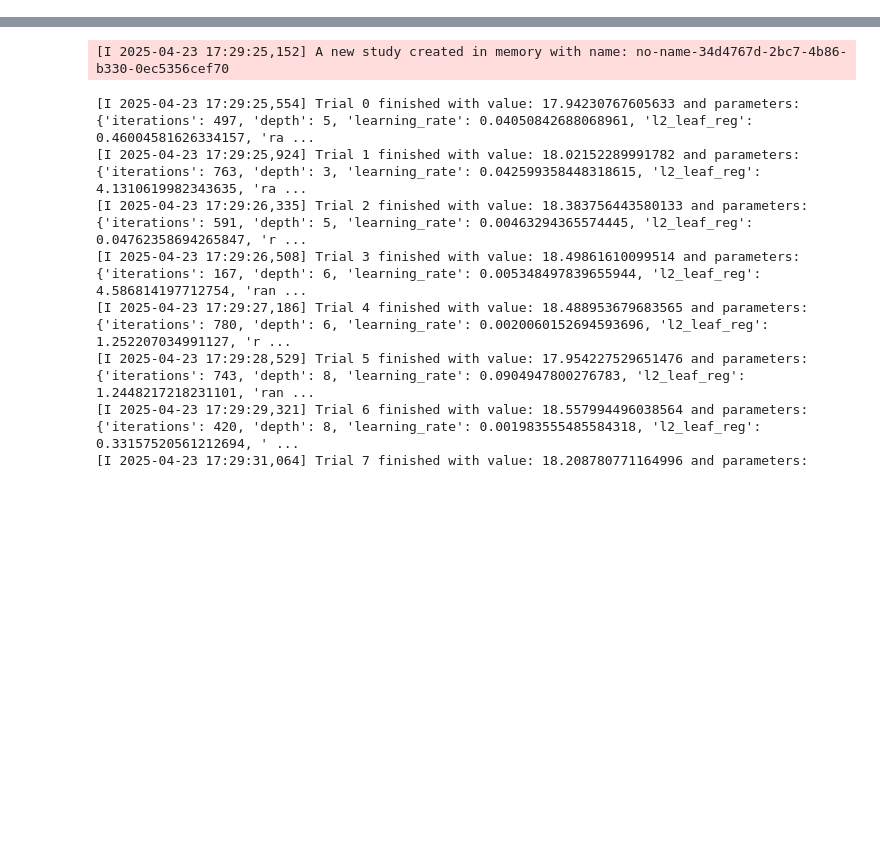
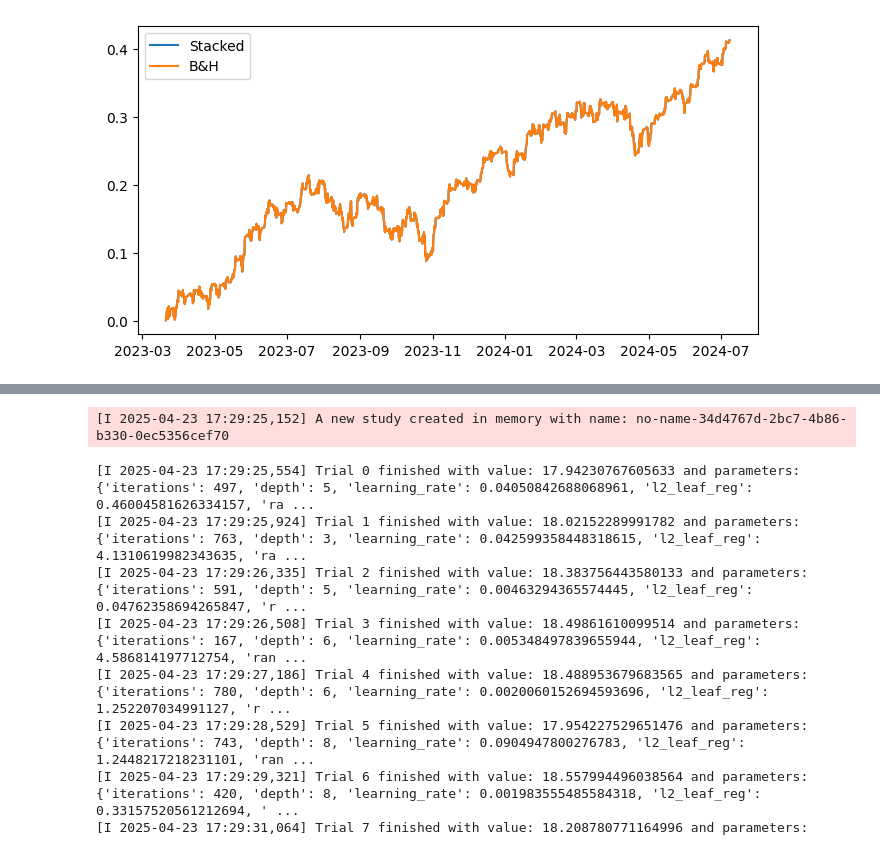
Before and after one commit to Yandexkate/Trading, a Jupyter notebook: strategy.ipynb, the cells around one changed output, grey strips where cells are left out. Drawn from its saved outputs; the diff is of its cells as text; code cells hidden in the pictures; blank space fills up the shorter version.

```diff
--- a/strategy.ipynb
+++ b/strategy.ipynb
@@ -114,0 +134,82 @@ feat_test = features.iloc[i2:]
+# %%
+scaler = StandardScaler()
+X_tr_s = scaler.fit_transform(X_tr)
+X_val_s = scaler.transform(X_vl)
+X_te_s = scaler.transform(X_te)
+
+# PCA / PLS
+pca = PCA(n_components=3)
+X_tr_pca = pca.fit_transform(X_tr_s)
+X_val_pca = pca.transform(X_val_s)
+X_te_pca = pca.transform(X_te_s)
+
+pls = PLSRegression(n_components=3)
+pls.fit(X_tr_s, y_tr)
+X_tr_pls = pls.transform(X_tr_s)
+X_val_pls = pls.transform(X_val_s)
+X_te_pls = pls.transform(X_te_s)
+
+# full features
+X_tr_all = np.hstack([X_tr_s, X_tr_pca, X_tr_pls])
+X_val_all = np.hstack([X_val_s, X_val_pca, X_val_pls])
+X_te_all = np.hstack([X_te_s, X_te_pca, X_te_pls])
+
+# 2) generate out‐of‐fold predictions for stacking (time-series CV)
+tscv = TimeSeriesSplit(n_splits=5)
+oof_cat = np.zeros(len(X_tr_all))
+oof_ridge = np.zeros(len(X_tr_all))
+
+for train_idx, test_idx in tscv.split(X_tr_all):
+    X_t, X_o = X_tr_all[train_idx], X_tr_all[test_idx]
+    y_t = y_tr.iloc[train_idx]
+
+    # fit base models
+    cb = CatBoostRegressor(iterations=200, depth=3, learning_rate=0.01, random_strength = 9.8, bagging_temperature = 0.7, l2_leaf_reg = 0.0143, loss_function='RMSE', verbose=False)
+    cb.fit(X_t, y_t)
+    rd = RidgeCV(alphas=[0.1,1.0,10.0]).fit(X_t, y_t)
+
+    # OOF preds
+    oof_cat[test_idx] = cb.predict(X_o)
+    oof_ridge[test_idx] = rd.predict(X_o)
+
+# meta‐features train
+meta_X = np.column_stack([oof_cat, oof_ridge])
+meta_y = y_tr.values
+
+# fit base on full train+val, meta‐model
+cat_full = CatBoostRegressor(iterations=100, depth=4, learning_rate=0.05, silent=True)
+cat_full.fit(np.vstack([X_tr_all, X_val_all]), np.concatenate([y_tr, y_vl]))
+ridge_full = RidgeCV(alphas=[0.1,1.0,10.0]).fit(np.vstack([X_tr_all, X_val_all]), np.concatenate([y_tr, y_val]))
+
+# test‐level base preds
+test_cat = cat_full.predict(X_te_all)
+test_ridge = ridge_full.predict(X_te_all)
+meta_X_test = np.column_stack([test_cat, test_ridge])
+
+# meta model
+meta = RidgeCV(alphas=[0.1,1.0,10.0]).fit(meta_X, meta_y)
+
+# final preds & positions
+pred = meta.predict(meta_X_test)
+pos = np.sign(pred)  # now check dispersion
+
+# backtest
+pnl = (data['log_ret'].loc[X_te.index].values * pos).cumsum()
+bh = data['log_ret'].loc[X_te.index].cumsum()
+
+plt.figure(figsize=(8,4))
+plt.plot(X_te.index, pnl, label='Stacked')
+plt.plot(X_te.index, bh, label='B&H')
+plt.legend()
+plt.show()
+
+# 3) SHAP for CatBoost full model
+feat_names = list(X.columns) + [f'pca{i+1}' for i in range(3)] + [f'pls{i+1}' for i in range(3)]
+pool = Pool(data=np.vstack([X_tr_all, X_val_all]), label=np.concatenate([y_tr,y_vl]), feature_names=feat_names)
+explainer = shap.TreeExplainer(cat_full)
+shap_values = explainer.shap_values(pool)
+
+# summary plot
+shap.summary_plot(shap_values, features=np.vstack([X_tr_all, X_val_all]), feature_names=feat_names, plot_type="bar")
+# %% [output]
+[figure, added]
```
Also changed, not shown: parts of 17 cells of this notebook, 19 other files.
